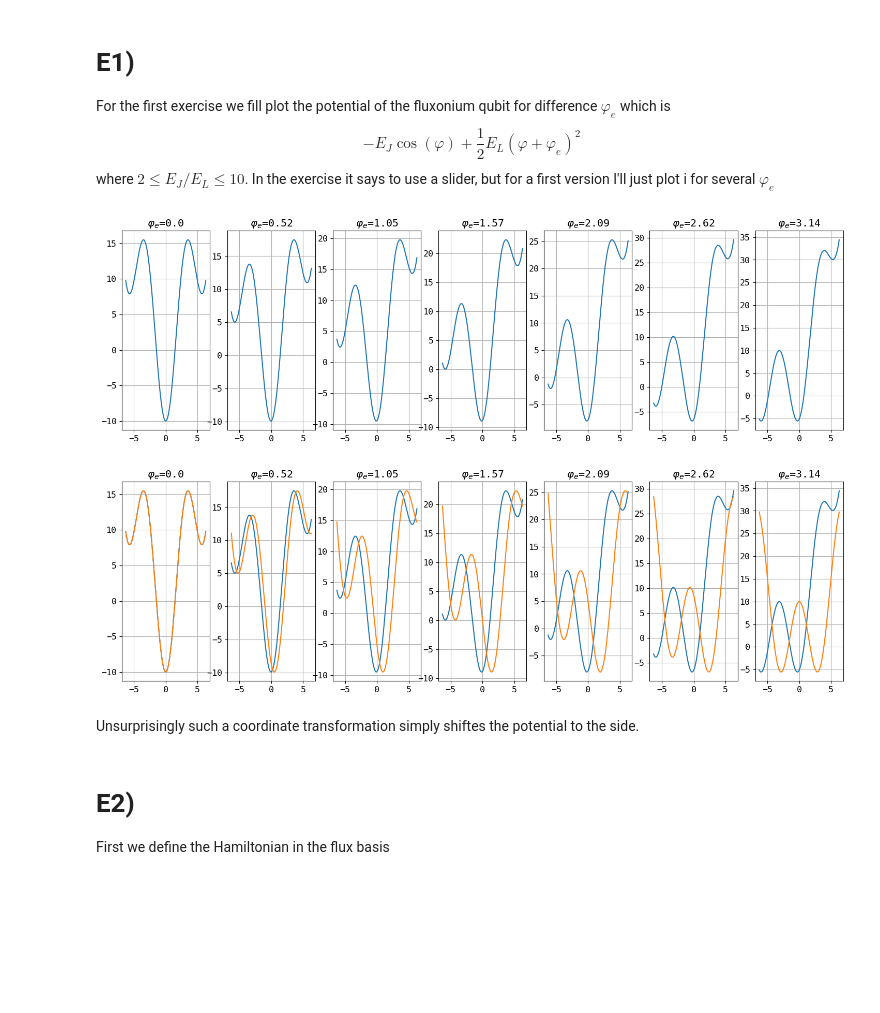
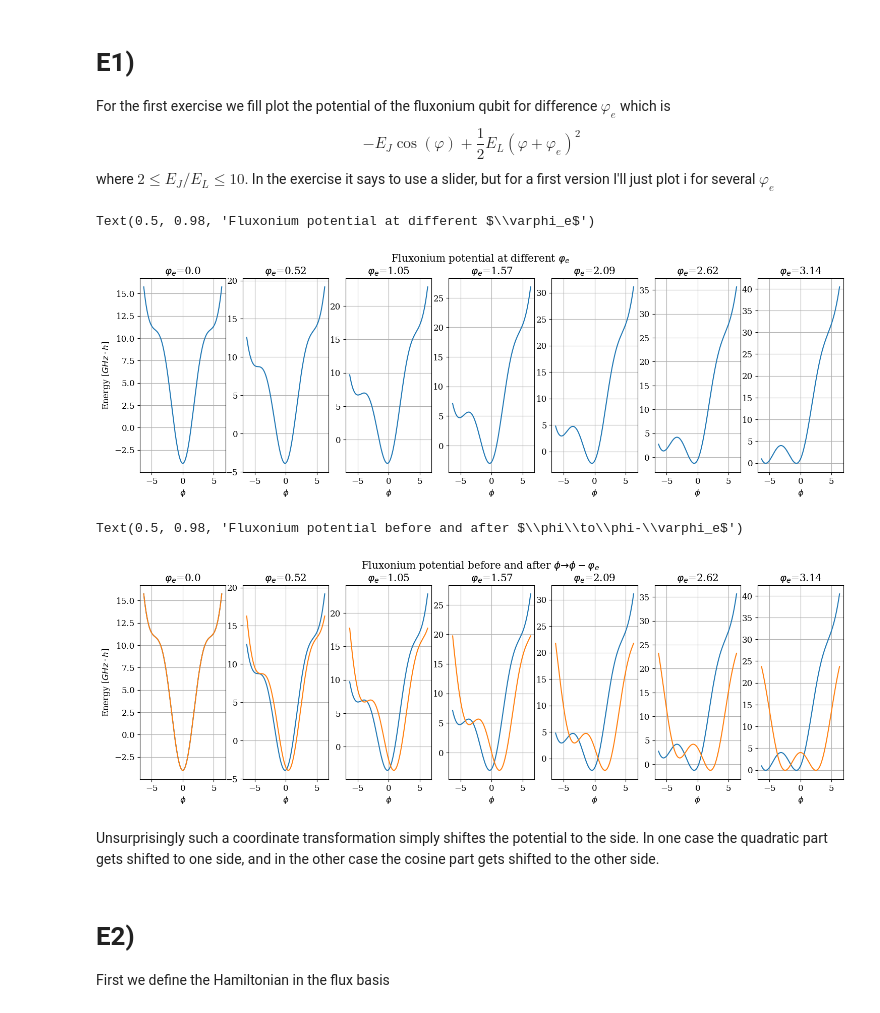
Before and after one commit to Shellf1sh/Superconducting-Qubits-Course, a Jupyter notebook: Week4/Week4Code.ipynb, the cells around one changed output. Cells and saved outputs as stored; diff of their text form; code cells hidden in the pictures; blank space fills up the shorter version.

```diff
--- a/Week4/Week4Code.ipynb
+++ b/Week4/Week4Code.ipynb
@@ -5,7 +5,7 @@ import matplotlib.pyplot as plt
 
 plt.rcParams['font.size'] = 18
 plt.rcParams['axes.grid'] = True
-plt.rcParams['font.family'] = 'Monospace'
+plt.rcParams['font.family'] = 'serif'
 plt.rcParams['figure.figsize'] = [8,6]
 # %% [markdown]
 # E1)
@@ -14,25 +14,30 @@ For the first exercise we fill plot the potential of the fluxonium qubit for dif
 $$-E_J\cos(\varphi)+\frac{1}{2}E_L(\varphi+\varphi_e)^2$$
 where $2\leq E_J/E_L\leq 10$. In the exercise it says to use a slider, but for a first version I'll just plot i for several $\varphi_e$
 # %%
-def potential(phi, phi_e):
-    return -10*np.cos(phi)+(phi+phi_e)**2/2
+def potential(phi, phi_e, E_J=1, E_L=1):
+    return -4*E_J*np.cos(phi)+E_L*(phi+phi_e)**2/2
 
 
 phi_arr = np.linspace(-2*np.pi, 2*np.pi, 200)
 # %%
 plt.rcParams['font.size'] = 12
 fig, ax = plt.subplots(1, 7, figsize = (18,5))
 
 phi_e_arr = np.linspace(0, np.pi, 7)
 
 for i in range(len(phi_e_arr)):
     ax[i].plot(phi_arr, potential(phi_arr, phi_e_arr[i]))
     ax[i].set_title("$\\varphi_e$="+str(np.round(phi_e_arr[i], 2)))
+    ax[i].set_xlabel("$\phi$")
+
+ax[0].set_ylabel("Energy [$GHz\cdot h$]")
+plt.suptitle(r"Fluxonium potential at different $\varphi_e$")
 # %% [output]
+Text(0.5, 0.98, 'Fluxonium potential at different $\\varphi_e$')
-[figure, old version]
+[figure, new version]
 # %%
 def potential_shifted(phi, phi_e):
-    return -10*np.cos(phi-phi_e)+(phi)**2/2
+    return -4*np.cos(phi-phi_e)+(phi)**2/2
 
 
 fig, ax = plt.subplots(1, 7, figsize = (18,5))
@@ -42,7 +47,12 @@ for i in range(len(phi_e_arr)):
     ax[i].plot(phi_arr, potential(phi_arr, phi_e_arr[i]))
     ax[i].plot(phi_arr, potential_shifted(phi_arr, phi_e_arr[i]))
     ax[i].set_title("$\\varphi_e$="+str(np.round(phi_e_arr[i], 2)))
+    ax[i].set_xlabel("$\phi$")
+
+ax[0].set_ylabel("Energy [$GHz\cdot h$]")
+plt.suptitle(r"Fluxonium potential before and after $\phi\to\phi-\varphi_e$")
 # %% [output]
+Text(0.5, 0.98, 'Fluxonium potential before and after $\\phi\\to\\phi-\\varphi_e$')
-[figure, old version]
+[figure, new version]
 # %% [markdown]
-Unsurprisingly such a coordinate transformation simply shiftes the potential to the side.
+Unsurprisingly such a coordinate transformation simply shiftes the potential to the side. In one case the quadratic part gets shifted to one side, and in the other case the cosine part gets shifted to the other side.
```
Also changed, not shown: parts of 10 cells of this notebook, 4 other files.
